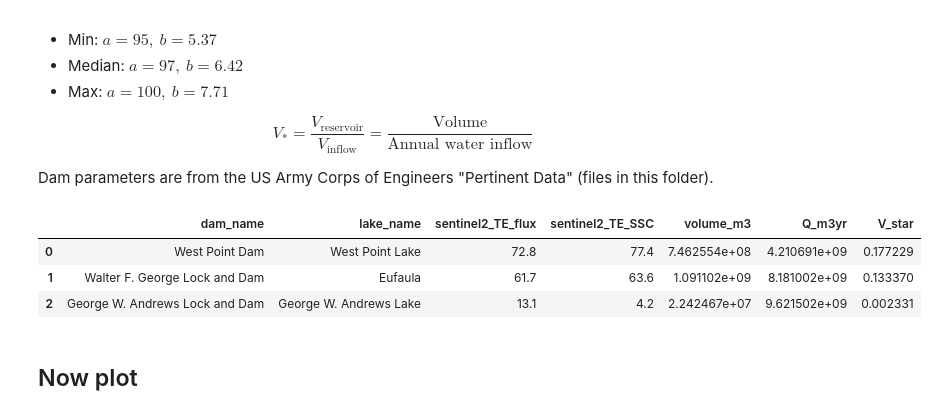
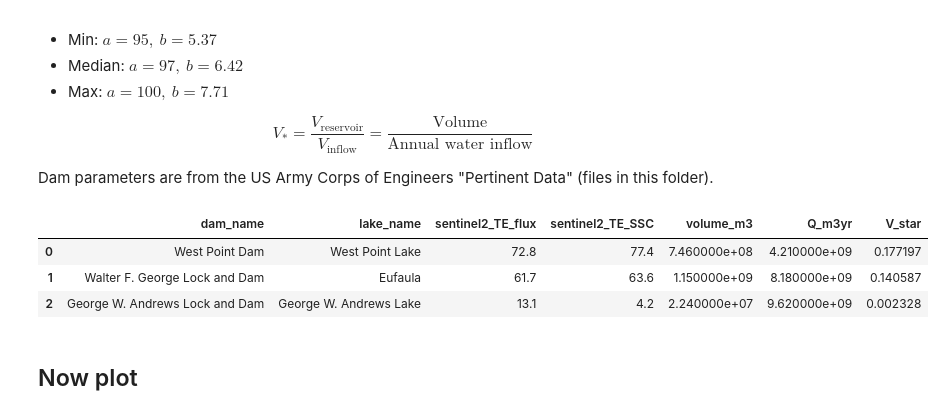
Before and after one commit to ivalencius/sentinel-ssc, a Jupyter notebook: figures/trapping_efficiencies/brune-comparison.ipynb, the cells around one changed output. Cells and saved outputs as stored; diff of their text form; code cells hidden in the pictures.

```diff
--- a/figures/trapping_efficiencies/brune-comparison.ipynb
+++ b/figures/trapping_efficiencies/brune-comparison.ipynb
@@ -33,45 +33,44 @@ df = pd.DataFrame({
     ],
     'lake_name':[
         'West Point Lake',
         'Eufaula',
         'George W. Andrews Lake'
     ],
     'sentinel2_TE_flux': [
         # Flux derived
         72.8,
         61.7,
         13.1
     ],
     'sentinel2_TE_SSC': [
         # SSC derived
         77.4,
         63.6,
         4.2
     ],
-    # Volume of the reservoir, convert to Acre ft to m^3
+    # Normal storage, convert to Acre ft to m^3
+    # pull from USACE or NID
     'volume_m3': [
-        # West point doesn't have 'Total Volume at Static Full'
-        # so pull data from NID
-        605_000 * 1233.48,
-        884_572 * 1233.48,
-        18_180 * 1233.48
+        7.46e8,
+        1.15e9,
+        2.24e7
     ],
     # Mean annual flow (cfs to m^3/yr)
     # Average annual flow since dam completed
     'Q_m3yr': [
-        4_712 * 0.0283168 * (60 * 60 * 24 * 365.25),
-        9_155 * 0.0283168 * (60 * 60 * 24 * 365.25),
-        10_767 * 0.0283168 * (60 * 60 * 24 * 365.25) # Didn't have pre/post so take mean annual
+        4.21e9,
+        8.18e9,
+        9.62e9
     ],
 })
 df['V_star'] = df['volume_m3'] / df['Q_m3yr']
 df.to_csv('../../figure-data/Brune_curve_data.csv')
 df
 # %% [output]
 |  | dam_name | lake_name | sentinel2_TE_flux | sentinel2_TE_SSC | volume_m3 | Q_m3yr | V_star |
-| 0 | West Point Dam | West Point Lake | 72.8 | 77.4 | 7.462554e+08 | 4.210691e+09 | 0.177229 |
-| 1 | Walter F. George Lock and Dam | Eufaula | 61.7 | 63.6 | 1.091102e+09 | 8.181002e+09 | 0.133370 |
-| 2 | George W. Andrews Lock and Dam | George W. Andrews Lake | 13.1 | 4.2 | 2.242467e+07 | 9.621502e+09 | 0.002331 |
+| 0 | West Point Dam | West Point Lake | 72.8 | 77.4 | 7.460000e+08 | 4.210000e+09 | 0.177197 |
+| 1 | Walter F. George Lock and Dam | Eufaula | 61.7 | 63.6 | 1.150000e+09 | 8.180000e+09 | 0.140587 |
+| 2 | George W. Andrews Lock and Dam | George W. Andrews Lake | 13.1 | 4.2 | 2.240000e+07 | 9.620000e+09 | 0.002328 |
 # %% [markdown]
 ## Now plot
 # %%
```
Also changed, not shown: parts of 1 cell of this notebook, 5 other files.
